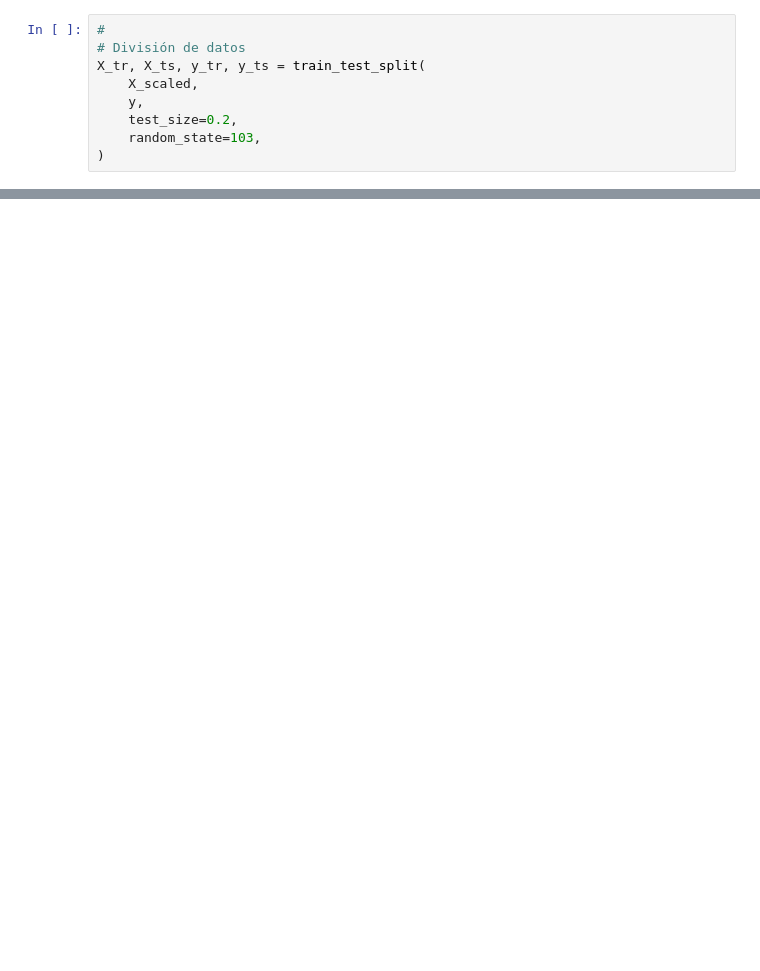
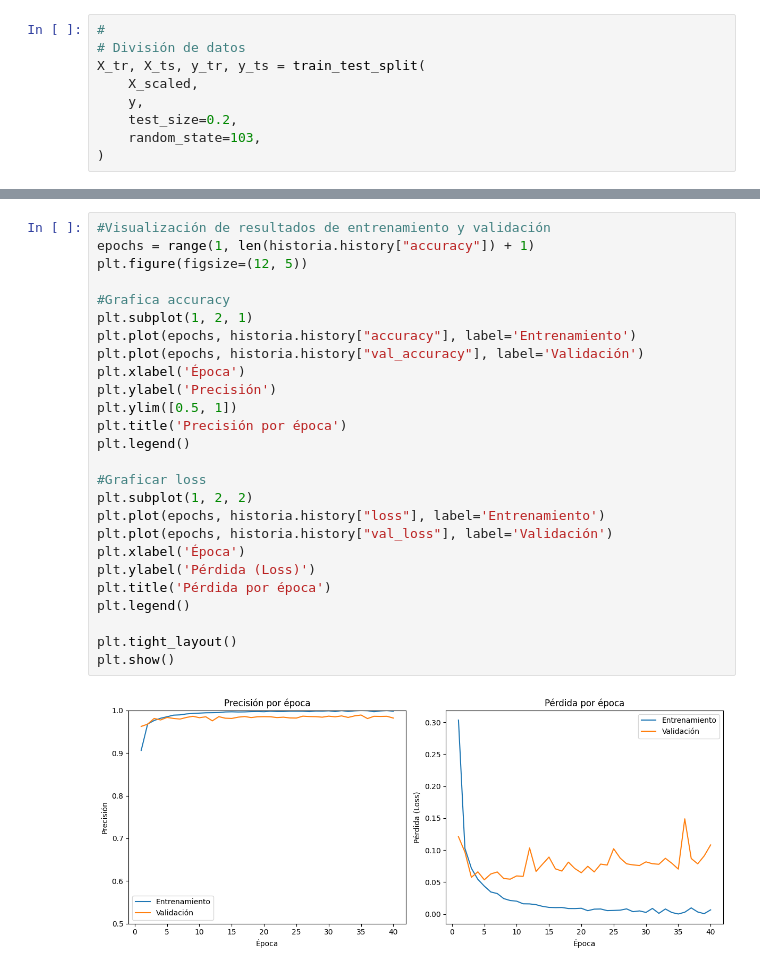
Before and after one commit to scuartasr/aprendmaq_entregable_2, a Jupyter notebook: Cuadernos/01_cnn_lenet5.ipynb, the cells around one changed output, grey strips where cells are left out. Saved outputs shown, nothing was run; the diff lists cells and outputs as text; blank space fills up the shorter version.

```diff
--- a/Cuadernos/01_cnn_lenet5.ipynb
+++ b/Cuadernos/01_cnn_lenet5.ipynb
@@ -233,0 +269,28 @@ historia = modelo.fit(
+# %%
+#Visualización de resultados de entrenamiento y validación
+epochs = range(1, len(historia.history["accuracy"]) + 1)
+plt.figure(figsize=(12, 5))
+
+#Grafica accuracy
+plt.subplot(1, 2, 1)
+plt.plot(epochs, historia.history["accuracy"], label='Entrenamiento')
+plt.plot(epochs, historia.history["val_accuracy"], label='Validación')
+plt.xlabel('Época')
+plt.ylabel('Precisión')
+plt.ylim([0.5, 1])
+plt.title('Precisión por época')
+plt.legend()
+
+#Graficar loss
+plt.subplot(1, 2, 2)
+plt.plot(epochs, historia.history["loss"], label='Entrenamiento')
+plt.plot(epochs, historia.history["val_loss"], label='Validación')
+plt.xlabel('Época')
+plt.ylabel('Pérdida (Loss)')
+plt.title('Pérdida por época')
+plt.legend()
+
+plt.tight_layout()
+plt.show()
+# %% [output]
+[figure, added]
```
Also changed, not shown: parts of 14 cells of this notebook.
